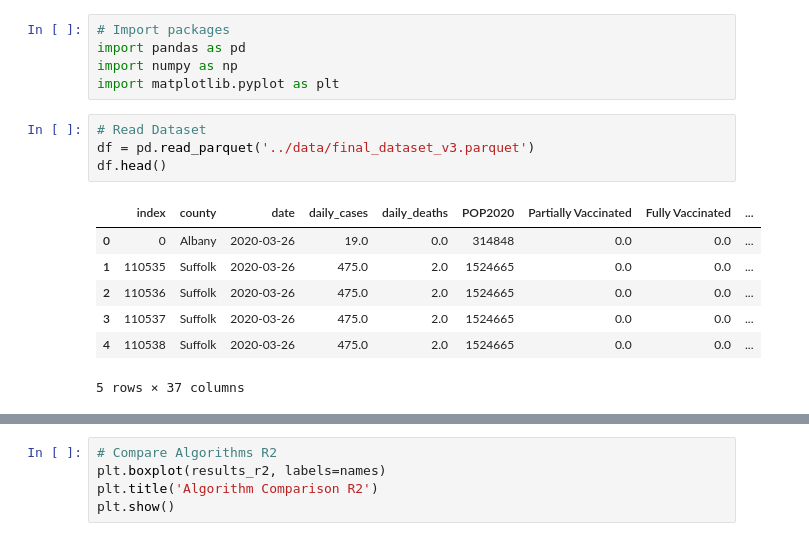
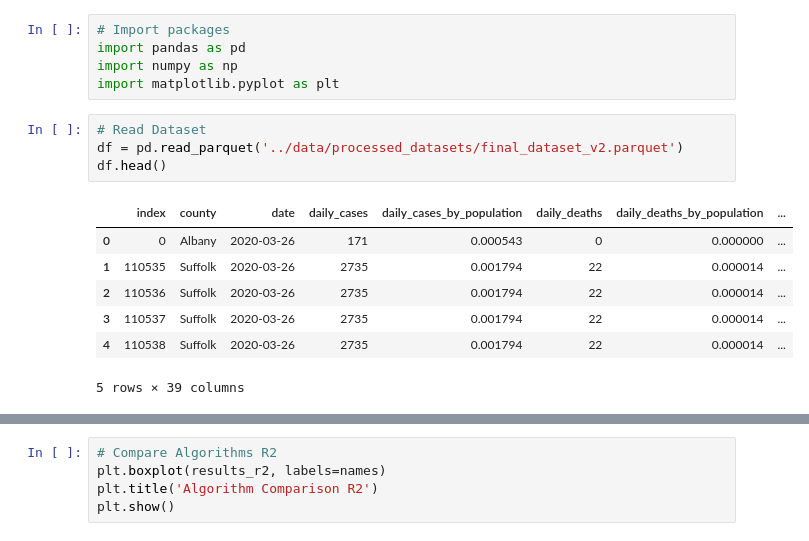
Before and after one commit to AnishaMathur/NY-State-Covid-Analysis, a Jupyter notebook: notebooks/ML4.ipynb, the cells around one changed output, grey strips where cells are left out. Saved outputs shown, nothing was run; the diff lists cells and outputs as text.

```diff
--- a/notebooks/ML4.ipynb
+++ b/notebooks/ML4.ipynb
@@ -5,16 +5,16 @@ import numpy as np
 import matplotlib.pyplot as plt
 # %%
 # Read Dataset
-df = pd.read_parquet('../data/final_dataset_v3.parquet')
+df = pd.read_parquet('../data/processed_datasets/final_dataset_v2.parquet')
 df.head()
 # %% [output]
-|  | index | county | date | daily_cases | daily_deaths | POP2020 | Partially Vaccinated | Fully Vaccinated | ... |
-| 0 | 0 | Albany | 2020-03-26 | 19.0 | 0.0 | 314848 | 0.0 | 0.0 | ... |
-| 1 | 110535 | Suffolk | 2020-03-26 | 475.0 | 2.0 | 1524665 | 0.0 | 0.0 | ... |
-| 2 | 110536 | Suffolk | 2020-03-26 | 475.0 | 2.0 | 1524665 | 0.0 | 0.0 | ... |
-| 3 | 110537 | Suffolk | 2020-03-26 | 475.0 | 2.0 | 1524665 | 0.0 | 0.0 | ... |
-| 4 | 110538 | Suffolk | 2020-03-26 | 475.0 | 2.0 | 1524665 | 0.0 | 0.0 | ... |
+|  | index | county | date | daily_cases | daily_cases_by_population | daily_deaths | daily_deaths_by_population | ... |
+| 0 | 0 | Albany | 2020-03-26 | 171 | 0.000543 | 0 | 0.000000 | ... |
+| 1 | 110535 | Suffolk | 2020-03-26 | 2735 | 0.001794 | 22 | 0.000014 | ... |
+| 2 | 110536 | Suffolk | 2020-03-26 | 2735 | 0.001794 | 22 | 0.000014 | ... |
+| 3 | 110537 | Suffolk | 2020-03-26 | 2735 | 0.001794 | 22 | 0.000014 | ... |
+| 4 | 110538 | Suffolk | 2020-03-26 | 2735 | 0.001794 | 22 | 0.000014 | ... |
-5 rows × 37 columns
+5 rows × 39 columns
 # %%
 # Set Facility Name and Date as indexes
 df_sorted = df.copy()
```
Also changed, not shown: parts of 2 cells of this notebook, 2 other files.
